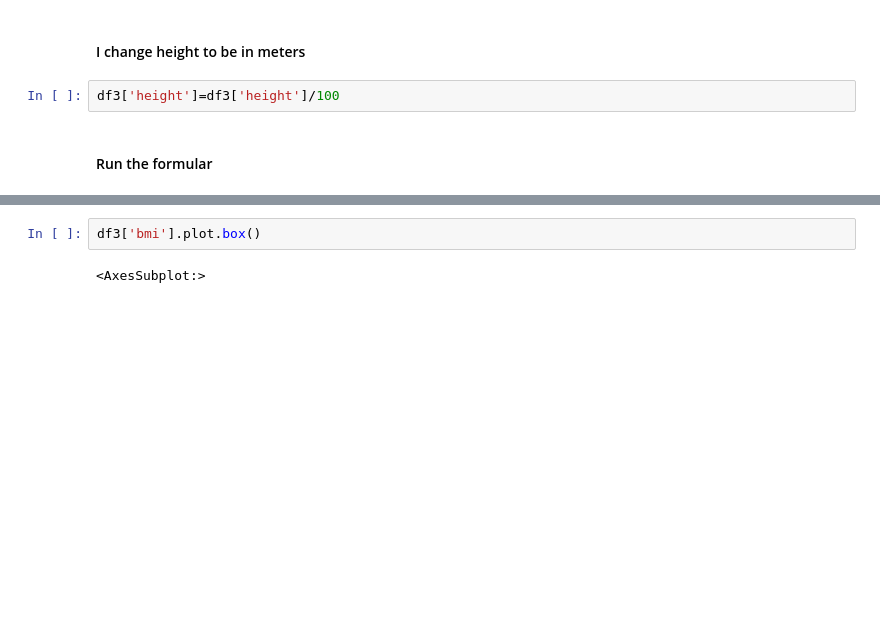
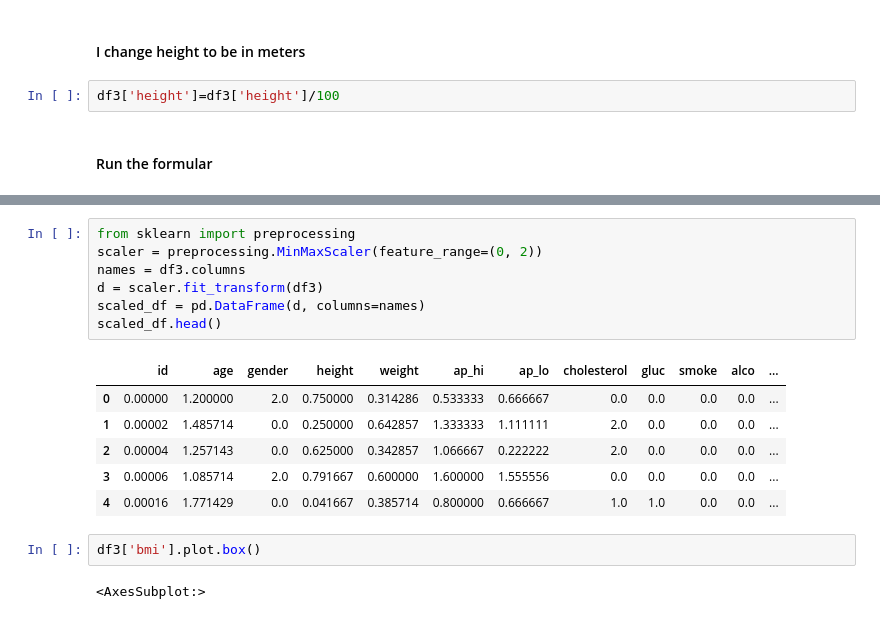
Before and after one commit to SebastianBentley/DSExam2022, a Jupyter notebook: Data3.ipynb, the cells around one changed output, grey strips where cells are left out. Drawn from its saved outputs; the diff is of its cells as text; blank space fills up the shorter version.

```diff
--- a/Data3.ipynb
+++ b/Data3.ipynb
@@ -151,3 +316,17 @@ df3
+# %%
+from sklearn import preprocessing
+scaler = preprocessing.MinMaxScaler(feature_range=(0, 2))
+names = df3.columns
+d = scaler.fit_transform(df3)
+scaled_df = pd.DataFrame(d, columns=names)
+scaled_df.head()
+# %% [output]
+|  | id | age | gender | height | weight | ap_hi | ap_lo | cholesterol | gluc | smoke | alco | ... |
+| 0 | 0.00000 | 1.200000 | 2.0 | 0.750000 | 0.314286 | 0.533333 | 0.666667 | 0.0 | 0.0 | 0.0 | 0.0 | ... |
+| 1 | 0.00002 | 1.485714 | 0.0 | 0.250000 | 0.642857 | 1.333333 | 1.111111 | 2.0 | 0.0 | 0.0 | 0.0 | ... |
+| 2 | 0.00004 | 1.257143 | 0.0 | 0.625000 | 0.342857 | 1.066667 | 0.222222 | 2.0 | 0.0 | 0.0 | 0.0 | ... |
+| 3 | 0.00006 | 1.085714 | 2.0 | 0.791667 | 0.600000 | 1.600000 | 1.555556 | 0.0 | 0.0 | 0.0 | 0.0 | ... |
+| 4 | 0.00016 | 1.771429 | 0.0 | 0.041667 | 0.385714 | 0.800000 | 0.666667 | 1.0 | 1.0 | 0.0 | 0.0 | ... |
 # %%
 df3['bmi'].plot.box()
 # %% [output]
```
Also changed, not shown: parts of 37 cells of this notebook.
